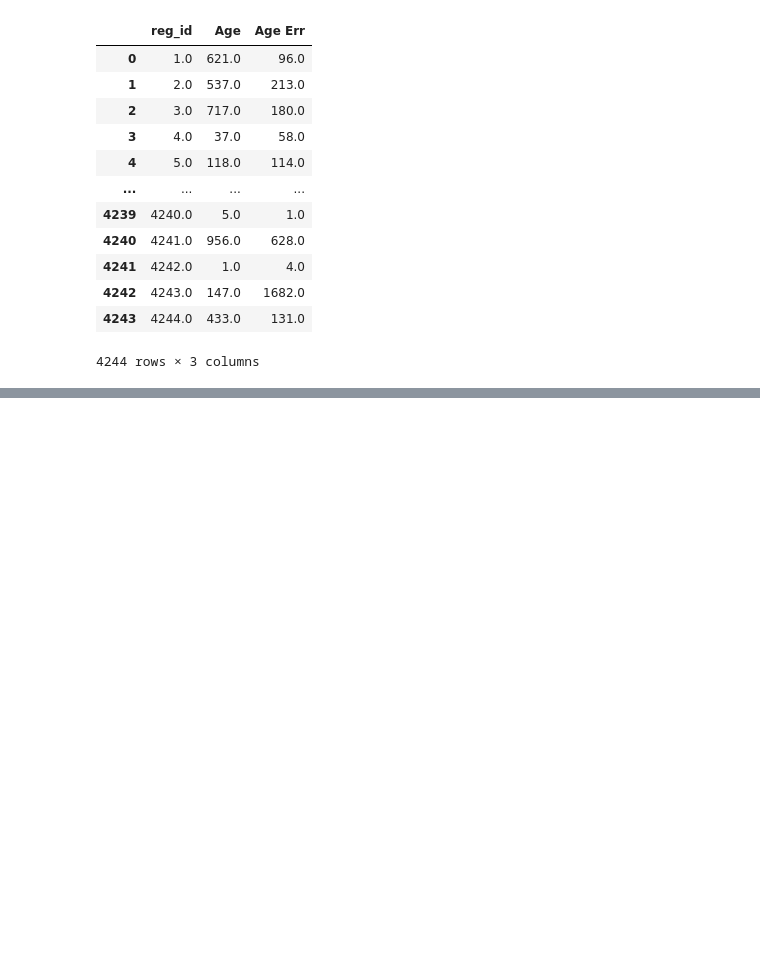
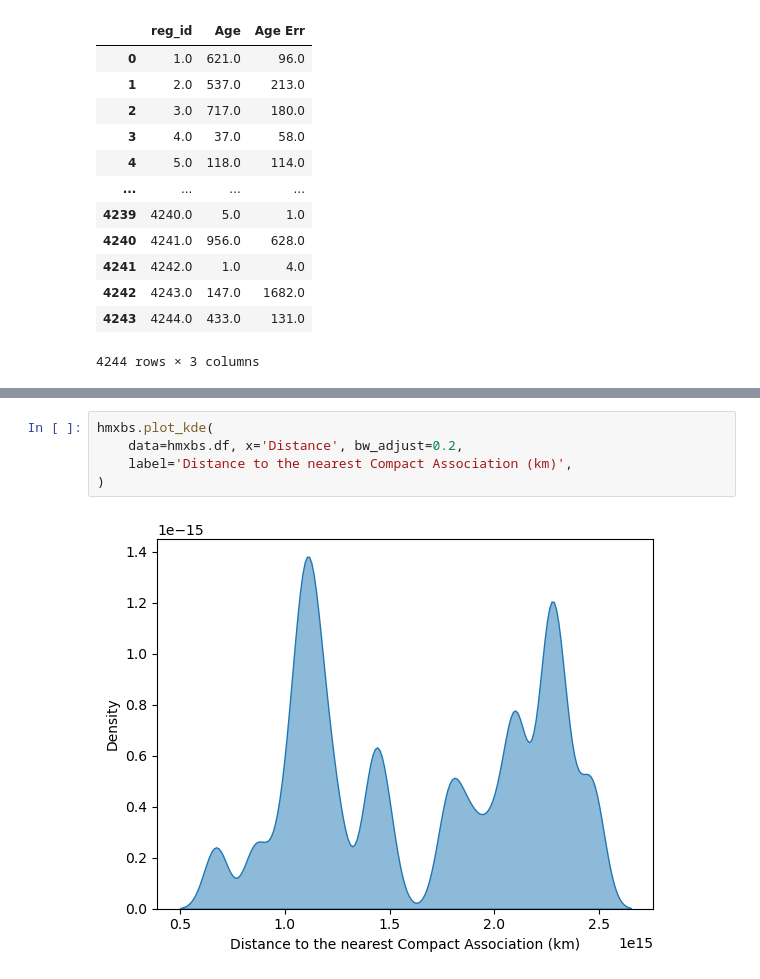
Before and after one commit to devkhullar/querx, a Jupyter notebook: clusters/xrb_to_cluster_demo.ipynb, the cells around one changed output, grey strips where cells are left out. Cells and saved outputs as stored; diff of their text form; blank space fills up the shorter version.

```diff
--- a/clusters/xrb_to_cluster_demo.ipynb
+++ b/clusters/xrb_to_cluster_demo.ipynb
@@ -156,0 +198,7 @@ hmxbs
+# %%
+hmxbs.plot_kde(
+    data=hmxbs.df, x='Distance', bw_adjust=0.2,
+    label='Distance to the nearest Compact Association (km)',
+)
+# %% [output]
+[figure, added]
```
Also changed, not shown: parts of 17 cells of this notebook.
